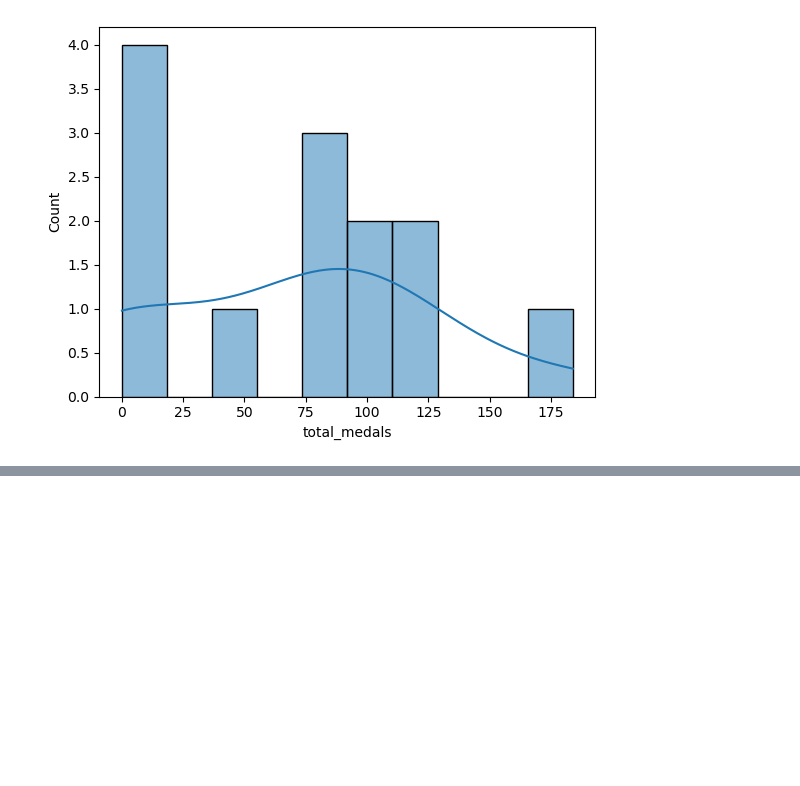
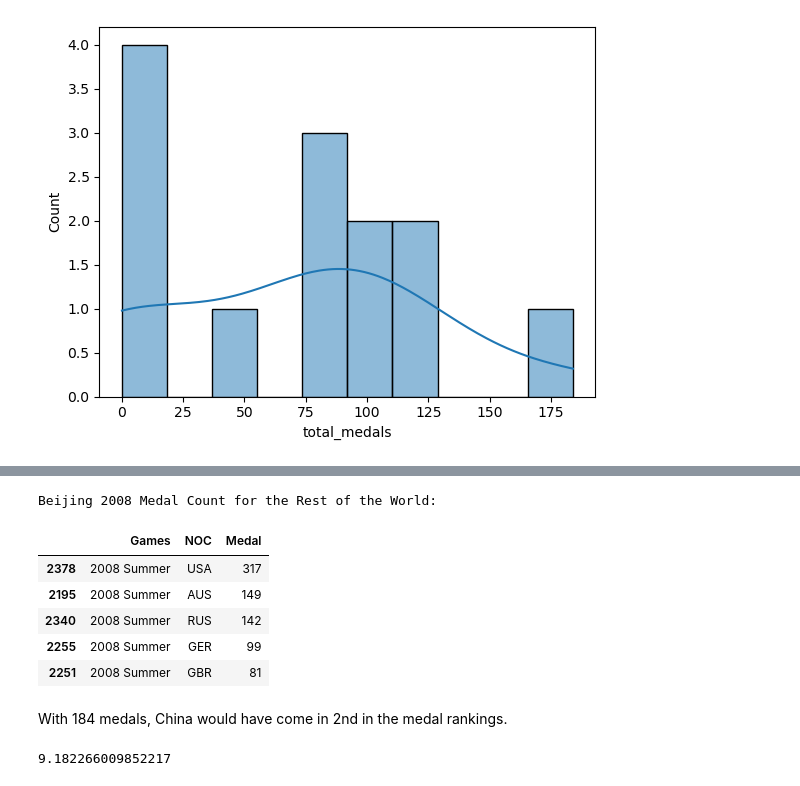
Before and after one commit to rjrdelatorre/group-1-project-1, a Jupyter notebook: china_clean.ipynb, the cells around one changed output, grey strips where cells are left out. Drawn from its saved outputs; the diff is of its cells as text; code cells hidden in the pictures; blank space fills up the shorter version.

```diff
--- a/china_clean.ipynb
+++ b/china_clean.ipynb
@@ -274,0 +306,27 @@ sns.histplot(games_df_china['total_medals'], bins=10, kde=True)
+# %%
+# Using our games_df_rw dataframe, let's get the 2008 Summer Games data
+summer_2008_rw = games_df_rw[games_df_rw['Games'] == '2008 Summer']
+
+# let's order this data by descending medal count
+summer_2008_rw = summer_2008_rw.sort_values(by='Medal', ascending=False)
+
+# let's only use the Games, NOC, and Medal columns
+summer_2008_rw_short = summer_2008_rw[['Games', 'NOC', 'Medal']]
+print('Beijing 2008 Medal Count for the Rest of the World:')
+summer_2008_rw_short.head()
+# %% [output]
+Beijing 2008 Medal Count for the Rest of the World:
+|  | Games | NOC | Medal |
+| 2378 | 2008 Summer | USA | 317 |
+| 2195 | 2008 Summer | AUS | 149 |
+| 2340 | 2008 Summer | RUS | 142 |
+| 2255 | 2008 Summer | GER | 99 |
+| 2251 | 2008 Summer | GBR | 81 |
+# %% [markdown]
+With 184 medals, China would have come in 2nd in the medal rankings.
+# %%
+# Let's calculate the average medal count for the rest of the world in the 2008 Summer Olympics
+average_medal_count_rw_2008 = summer_2008_rw['Medal'].mean()
+average_medal_count_rw_2008
+# %% [output]
+9.182266009852217
```
Also changed, not shown: parts of 14 cells of this notebook, 1 other file.
